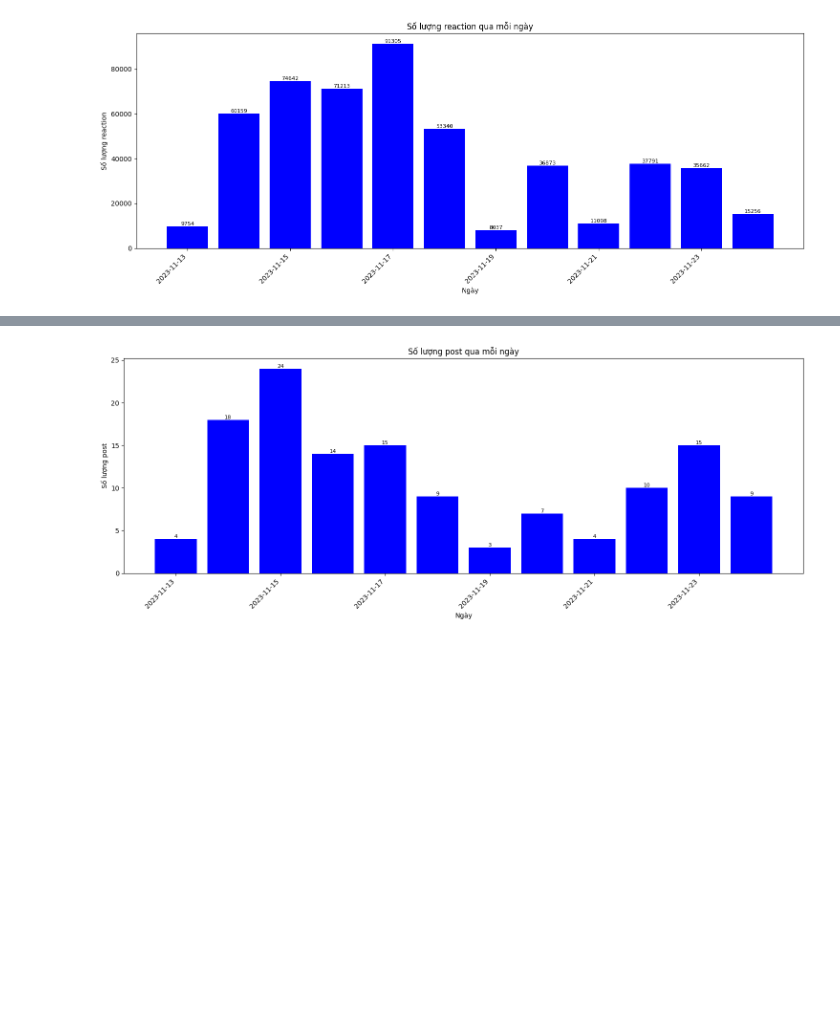
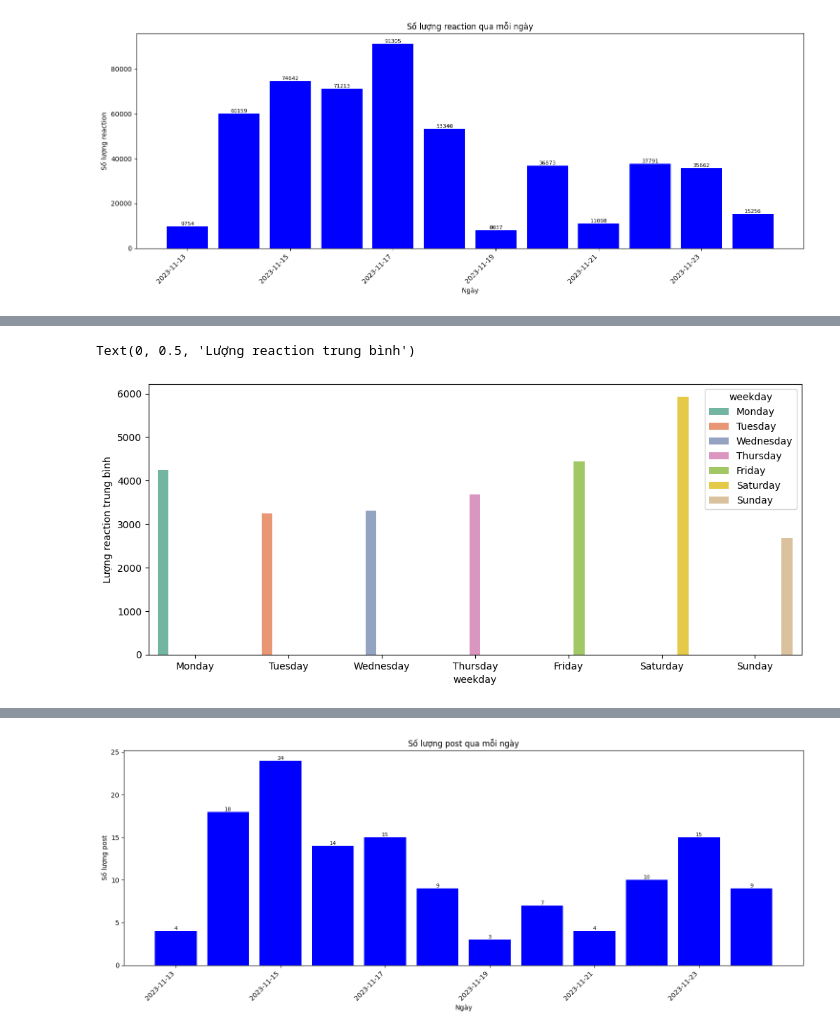
Before and after one commit to minh041104/Final-Project-AIT2003-1, a Jupyter notebook: Analyze_data.ipynb, the cells around one changed output, grey strips where cells are left out. Drawn from its saved outputs; the diff is of its cells as text; code cells hidden in the pictures; blank space fills up the shorter version.

```diff
--- a/Analyze_data.ipynb
+++ b/Analyze_data.ipynb
@@ -465,0 +252,8 @@ plt.show()
+# %%
+plt.figure(figsize=(12, 5))
+sns.barplot(x = avg_reaction_per_day.index, y = avg_reaction_per_day.values, hue = avg_reaction_per_day.index, palette = "Set2")
+plt.xlabel('weekday')
+plt.ylabel('Lượng reaction trung bình')
+# %% [output]
+Text(0, 0.5, 'Lượng reaction trung bình')
+[figure, added]
```
Also changed, not shown: parts of 64 cells of this notebook.
